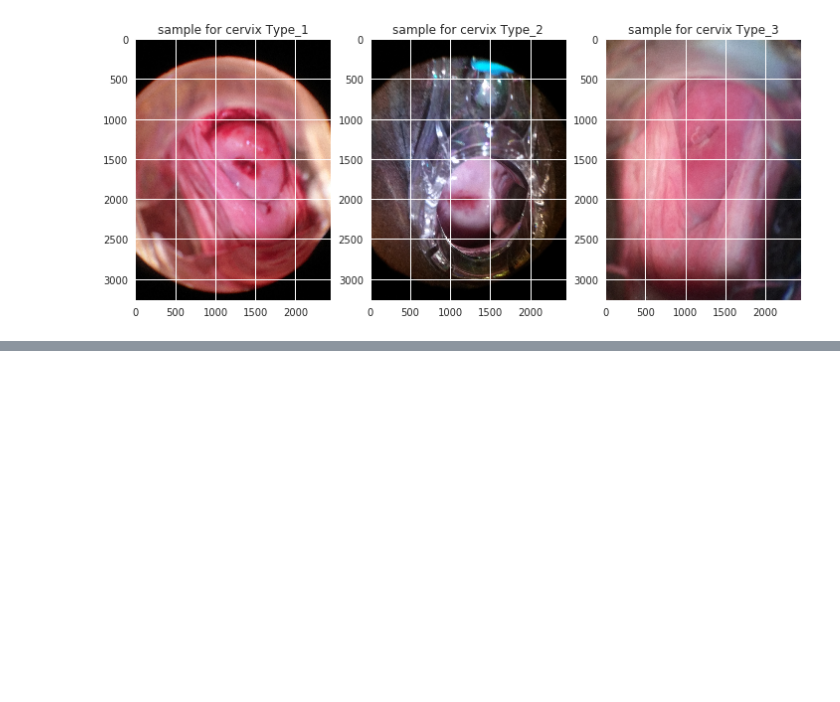
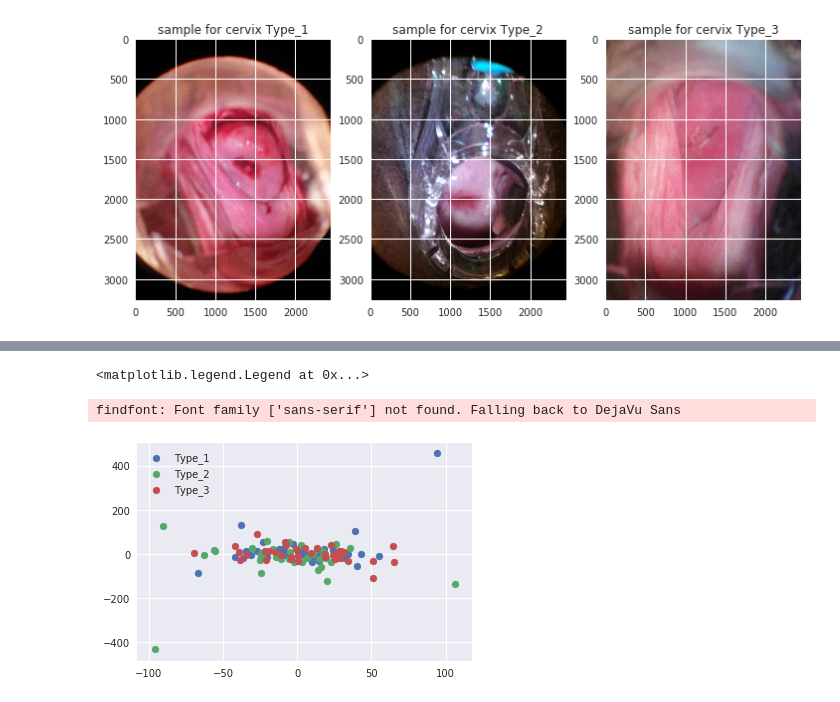
Before and after one commit to u-sky/kaggle-cervical-cancer-screening, a Jupyter notebook: Cervix EDA & Model selection.ipynb, the cells around one changed output, grey strips where cells are left out. Cells and saved outputs as stored; diff of their text form; code cells hidden in the pictures; blank space fills up the shorter version.

```diff
--- a/Cervix EDA & Model selection.ipynb
+++ b/Cervix EDA & Model selection.ipynb
@@ -97,0 +233,9 @@ findfont: Font family ['sans-serif'] not found. Falling back to DejaVu Sans
+# %%
+tsne = TSNE(
+    n_components=3,
+    init='random',
+    random_state=101,
+    method='barnes_hut',
+    n_iter=500,
+    verbose=2
+).fit_transform(gray_imgs_mat)
@@ -97,0 +278,9 @@ findfont: Font family ['sans-serif'] not found. Falling back to DejaVu Sans
+# %%
+for t in all_cervix_images['type'].unique():
+    tsne_t = tsne[np.where(all_image_types == t), :][0]
+    plt.scatter(tsne_t[:,0], tsne_t[:, 1])
+plt.legend(all_cervix_images['type'].unique())
+# %% [output]
+<matplotlib.legend.Legend at 0x...>
+findfont: Font family ['sans-serif'] not found. Falling back to DejaVu Sans
+[figure, added]
```
Also changed, not shown: parts of 32 cells of this notebook.
